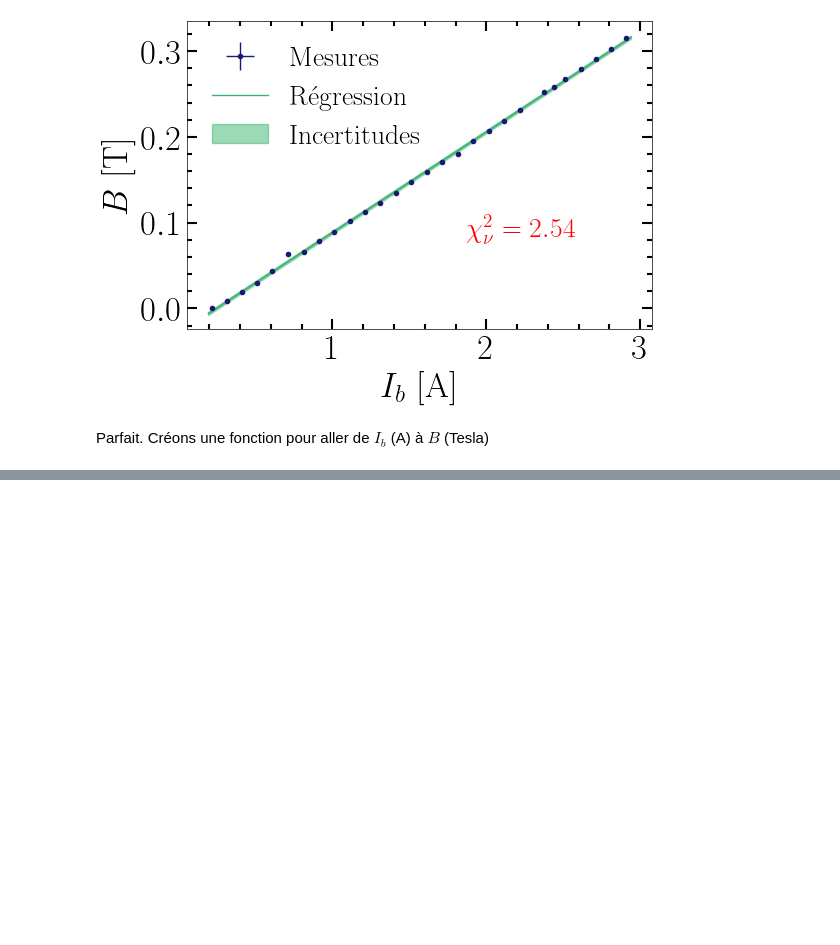
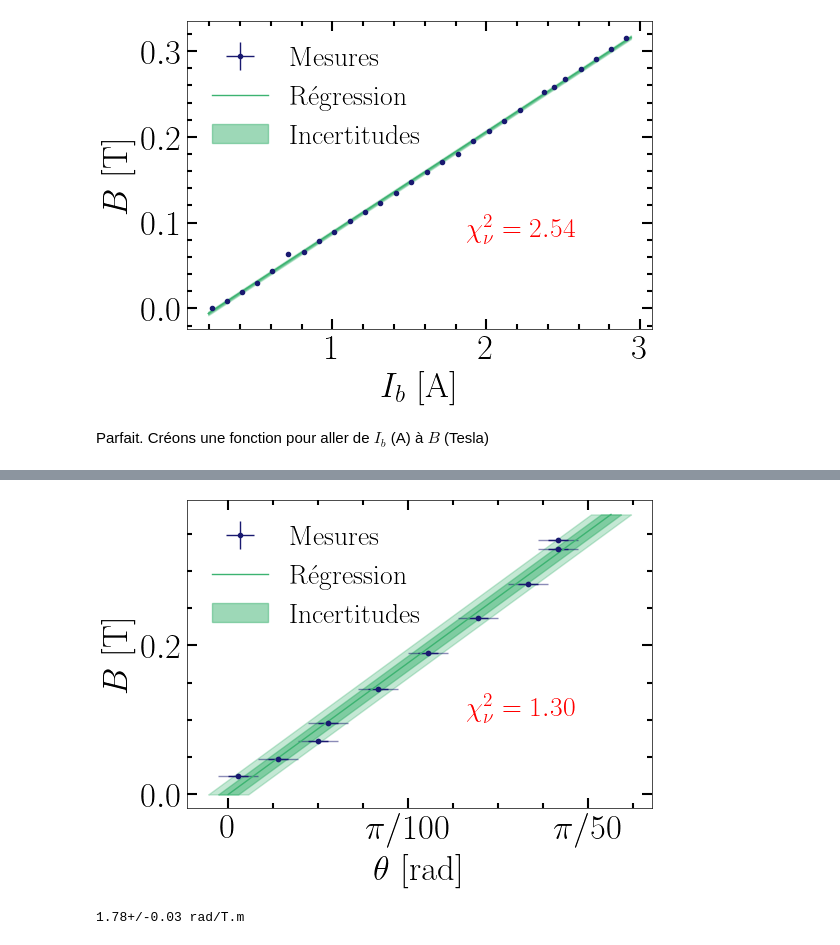
Before and after one commit to EnceladeCandy/phy3040, a Jupyter notebook: notebooks/faraday.ipynb, the cells around one changed output, grey strips where cells are left out. Drawn from its saved outputs; the diff is of its cells as text; code cells hidden in the pictures; blank space fills up the shorter version.

```diff
--- a/notebooks/faraday.ipynb
+++ b/notebooks/faraday.ipynb
@@ -200,0 +358,49 @@ B = preprocess_B(data[:, 1], range = 30) # Tesla
+# %%
+B_fit = np.linspace(0, 1.1 * x.max(), 500)
+y_pred_fit = linear_2(B_fit, params_fitted=params_fitted)
+
+fig, ax = plt.subplots(1, 1, figsize = (6, 4))
+
+ax.errorbar(angle, B-B0, fmt = ".", label = "Mesures", xerr = std_angle, yerr = std_B, color = "midnightblue")
+ax.errorbar(angle, B-B0, fmt = ".", label = "Mesures", xerr = 2 * std_angle, yerr = 2 * std_B, color = "midnightblue", alpha = 0.5)
+
+ax.plot(y_pred_fit, B_fit, label = "Régression", color = "mediumseagreen")
+
+
+k = 1
+ax.fill_betweenx(
+    y = B_fit,
+    x1 = y_pred_fit - k * std_angle,
+    x2 = y_pred_fit + k * std_angle,
+    color = "mediumseagreen",
+    label = "Incertitudes",
+    alpha = 0.5
+)
+
+
+k = 2
+ax.fill_betweenx(
+    y = B_fit,
+    x1 = y_pred_fit - k * std_angle,
+    x2 = y_pred_fit + k * std_angle,
+    color = "mediumseagreen",
+    alpha = 0.3
+)
+ax.set(xlabel = r"$\theta$ [rad]", ylabel = r"$B$ [T]")
+handles, labels = plt.gca().get_legend_handles_labels()
+order = [2,0,1]
+ax.annotate(r"$\chi^2_\nu=%.2f$"%chi2, xy = (0.6, 0.3), xycoords = "axes fraction", color = "red", fontsize = 20)
+ax.tick_params(which = 'major', axis = 'both', length = 7, width = 1.5)
+ax.tick_params(which = 'minor', axis = 'both', length = 3.5, width = 1.5)
+ax.set_xticks([0, np.pi/100, np.pi/50])
+ax.set_xticklabels([r"0", r"$\pi/100$", r"$\pi/50$"])
+ax.legend(loc = "upper left", handles = [handles[idx] for idx in order], labels = [labels[idx] for idx in order])
+plt.savefig(figure_folder + "method_45.pdf", bbox_inches = "tight")
+# %% [output]
+[figure, added]
+# %%
+V2 = params_fitted / L
+std_V2 = std_fitted / L
+print(f"{V2.item():.2f}+/-{std_V2.item():.2f} rad/T.m")
+# %% [output]
+1.78+/-0.03 rad/T.m
```
Also changed, not shown: parts of 11 cells of this notebook.
